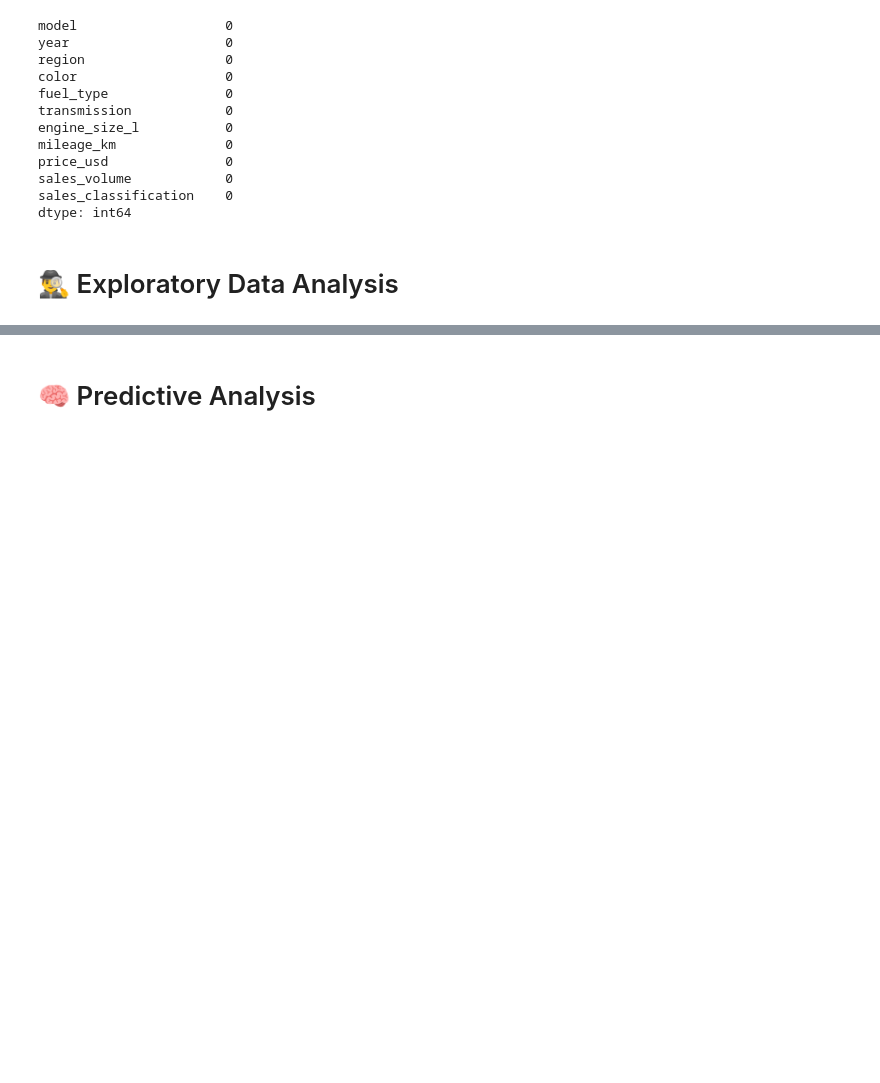
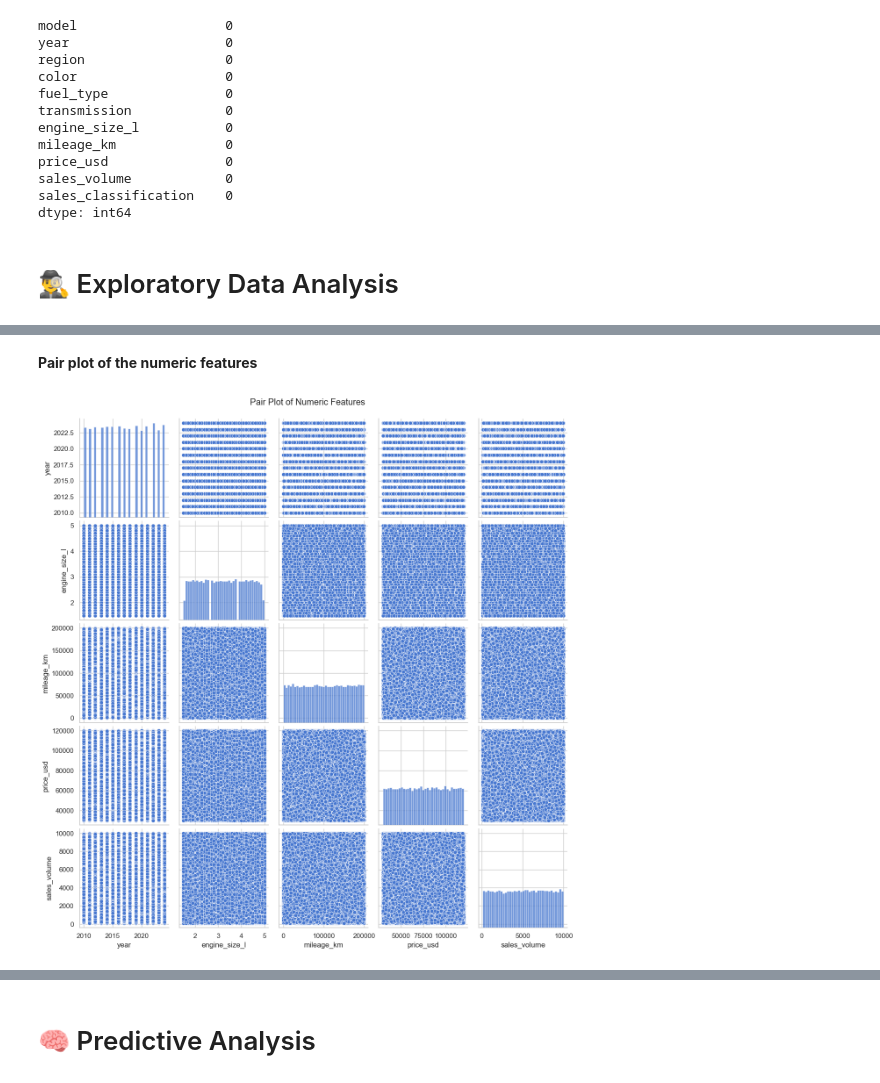
Before and after one commit to DiffelVIA/bmw_sales_analysis_and_prediction, a Jupyter notebook: bmmw_sales_analysis.ipynb, the cells around one changed output, grey strips where cells are left out. Cells and saved outputs as stored; diff of their text form; code cells hidden in the pictures; blank space fills up the shorter version.

```diff
--- a/bmmw_sales_analysis.ipynb
+++ b/bmmw_sales_analysis.ipynb
@@ -112,0 +129,8 @@ for col in categorical_cols:
+# %% [markdown]
+**Pair plot of the numeric features**
+# %%
+sns.pairplot(numeric_df)
+plt.suptitle('Pair Plot of Numeric Features', y=1.02)
+plt.show()
+# %% [output]
+[figure, added]
```
Also changed, not shown: parts of 7 cells of this notebook.
